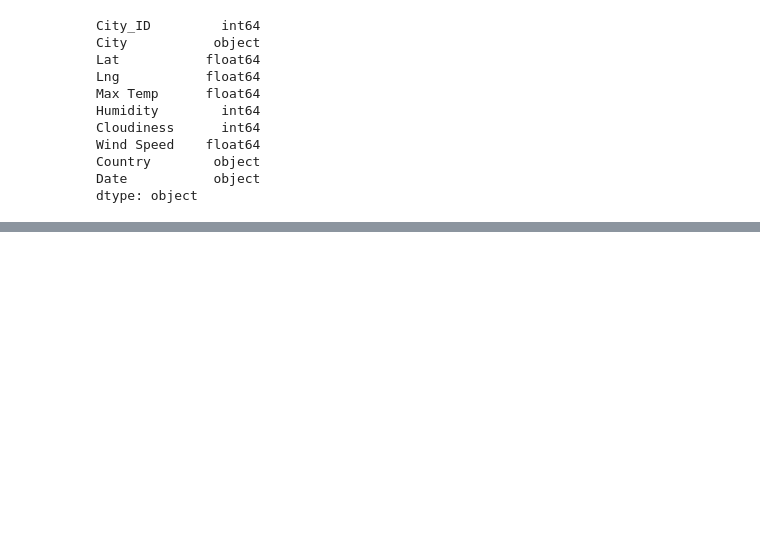
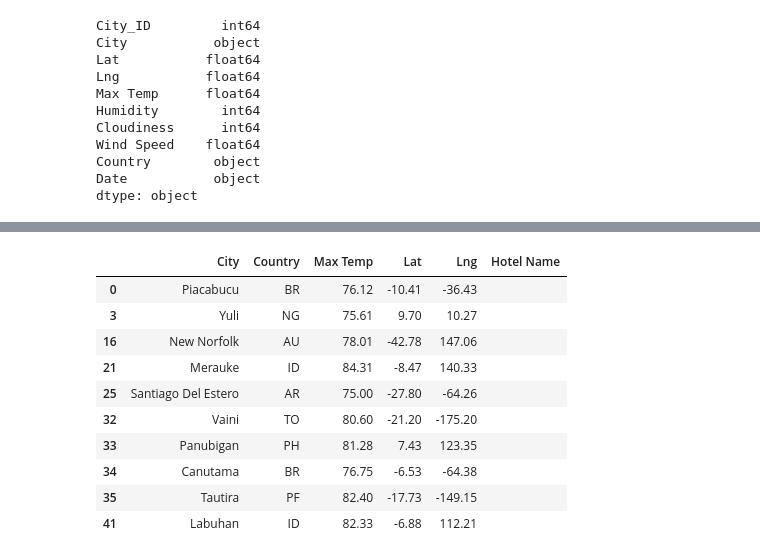
Before and after one commit to DJsef81/World_Weather_Analysis, a Jupyter notebook: VacationPy.ipynb, the cells around one changed output, grey strips where cells are left out. Saved outputs shown, nothing was run; the diff lists cells and outputs as text; code cells hidden in the pictures; blank space fills up the shorter version.

```diff
--- a/VacationPy.ipynb
+++ b/VacationPy.ipynb
@@ -172,0 +413,17 @@ fig
+# %%
+# Create DataFrame called hotel_df to store hotel names along with city, country, max temp, and coordinates.
+hotel_df = preferred_cities_df[["City", "Country", "Max Temp", "Lat", "Lng"]].copy()
+hotel_df["Hotel Name"] = ""
+hotel_df.head(10)
+# %% [output]
+|  | City | Country | Max Temp | Lat | Lng | Hotel Name |
+| 0 | Piacabucu | BR | 76.12 | -10.41 | -36.43 |  |
+| 3 | Yuli | NG | 75.61 | 9.70 | 10.27 |  |
+| 16 | New Norfolk | AU | 78.01 | -42.78 | 147.06 |  |
+| 21 | Merauke | ID | 84.31 | -8.47 | 140.33 |  |
+| 25 | Santiago Del Estero | AR | 75.00 | -27.80 | -64.26 |  |
+| 32 | Vaini | TO | 80.60 | -21.20 | -175.20 |  |
+| 33 | Panubigan | PH | 81.28 | 7.43 | 123.35 |  |
+| 34 | Canutama | BR | 76.75 | -6.53 | -64.38 |  |
+| 35 | Tautira | PF | 82.40 | -17.73 | -149.15 |  |
+| 41 | Labuhan | ID | 82.33 | -6.88 | 112.21 |  |
```
Also changed, not shown: parts of 58 cells of this notebook, 1 other file.
